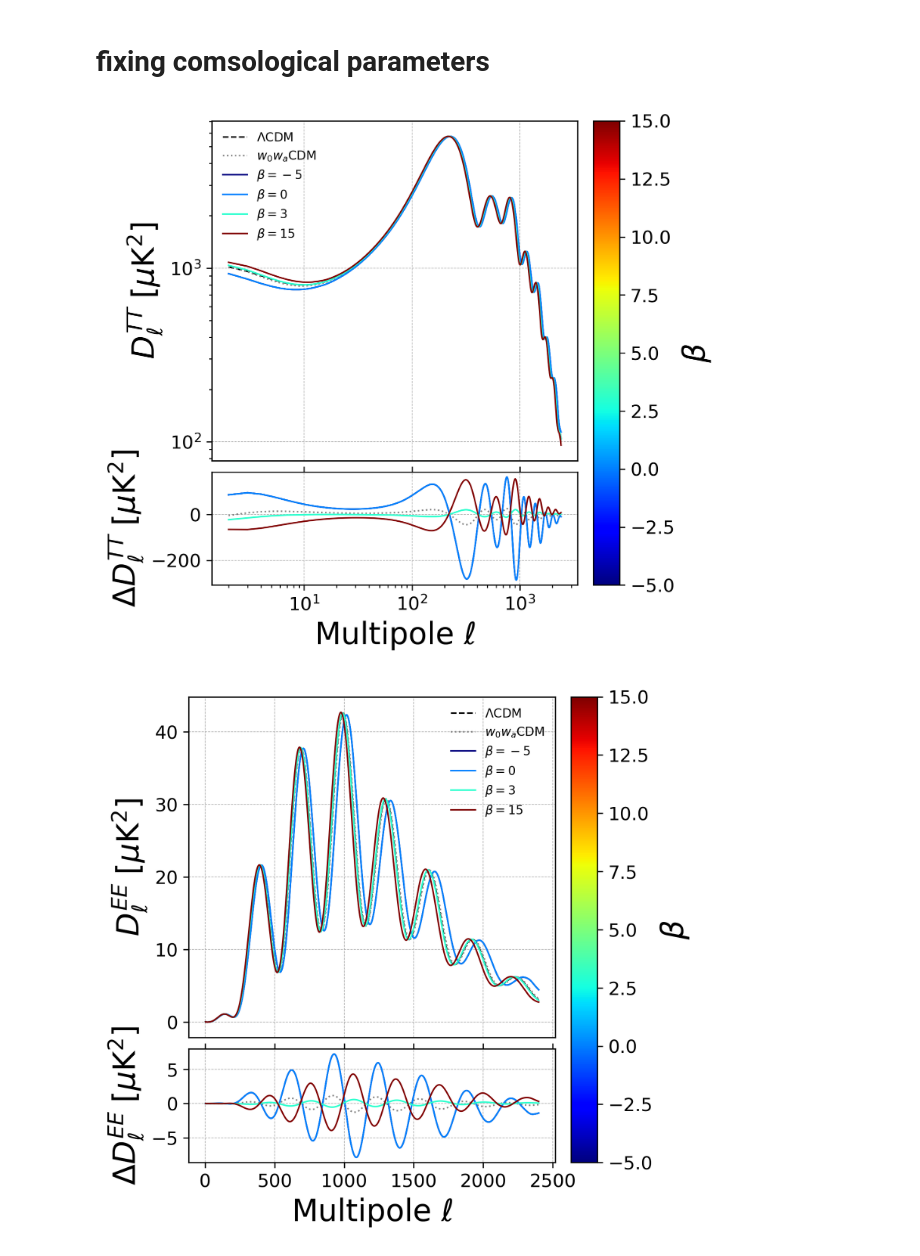
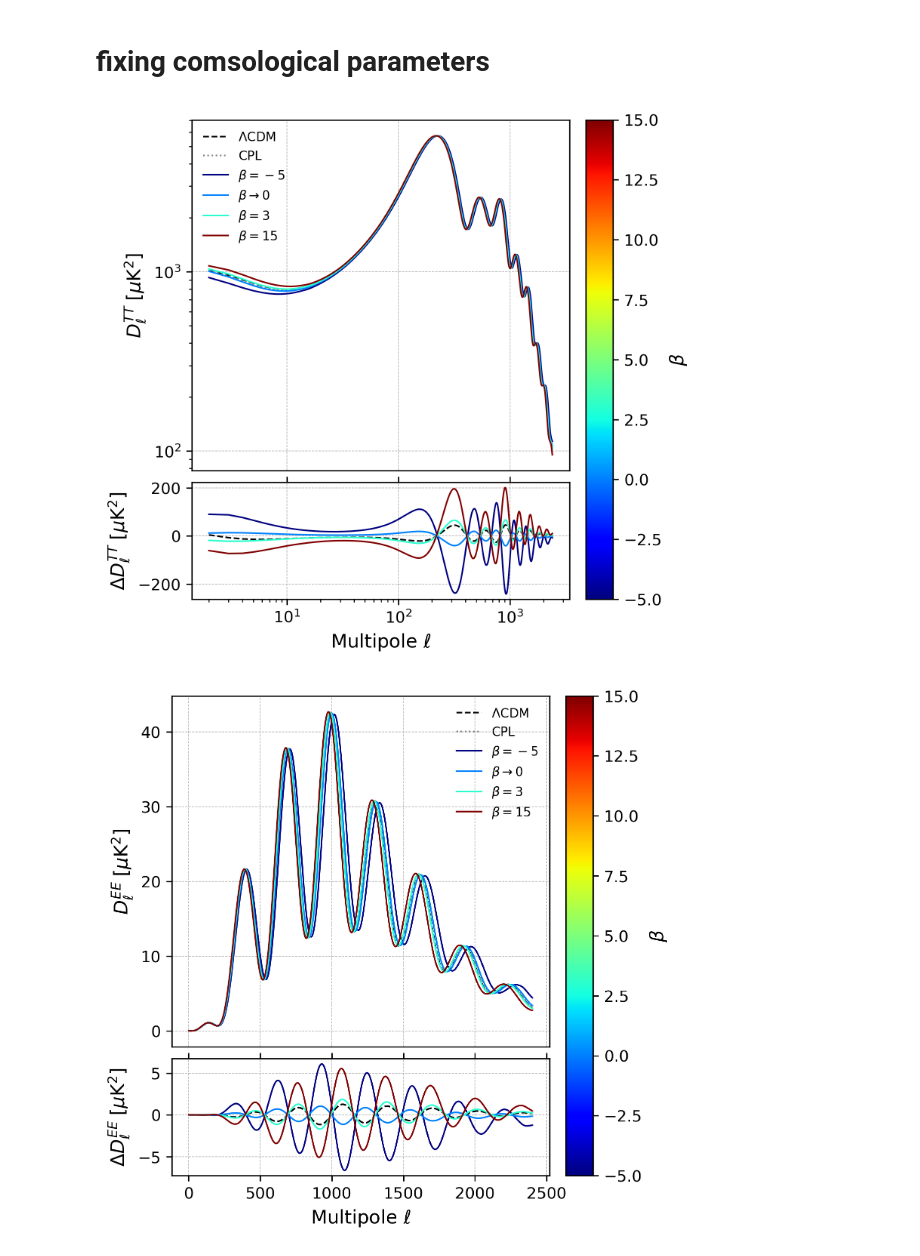
Before and after one commit to dlehdgk/CAMB_DE_beta, a Jupyter notebook: beta_test.ipynb, the cells around one changed output. Saved outputs shown, nothing was run; the diff lists cells and outputs as text; code cells hidden in the pictures.

Commit message:
plot checking behaviour for positive wa

```diff
--- a/beta_test.ipynb
+++ b/beta_test.ipynb
@@ -48,25 +48,24 @@ linEE = lin_cl[:,1]
 # %%
 params.set_dark_energy(w=-0.8, wa=-1, beta_DE=0, dark_energy_model='ppf')
 log_results = camb.get_results(params)
-log_cl = lin_results.get_lensed_scalar_cls(CMB_unit="muK")
+log_cl = log_results.get_lensed_scalar_cls(CMB_unit="muK")
 logTT = log_cl[:,0]
 logEE = log_cl[:,1]
 # %%
 params.set_dark_energy(w=-0.8, wa=-1, beta_DE=3, dark_energy_model='ppf')
-cpl_results = camb.get_results(params)
-cpl_cl = cpl_results.get_lensed_scalar_cls(CMB_unit="muK")
-cplTT = cpl_cl[:,0]
-cplEE = cpl_cl[:,1]
+bf_results = camb.get_results(params)
+bf_cl = bf_results.get_lensed_scalar_cls(CMB_unit="muK")
+bfTT = bf_cl[:,0]
+bfEE = bf_cl[:,1]
 # %%
 params.set_dark_energy(w=-0.8, wa=-1, beta_DE=15, dark_energy_model='ppf')
-fit_results = camb.get_results(params)
-fit_cl = fit_results.get_lensed_scalar_cls(CMB_unit="muK")
-fitTT = fit_cl[:,0]
-fitEE = fit_cl[:,1]
+ub_results = camb.get_results(params)
+ub_cl = ub_results.get_lensed_scalar_cls(CMB_unit="muK")
+ubTT = ub_cl[:,0]
+ubEE = ub_cl[:,1]
 # %%
 # --- β values and the corresponding spectra ---------------------------
 betas      = [-5, 0, 3, 15]           # ↑ ordered so the colour scale is monotonic
-spectraTT  = [linTT, logTT, cplTT, fitTT]
 
 # --- colour map --------------------------------------------------------
 cmap = plt.cm.jet                # any perceptually-uniform map works
@@ -89,9 +88,11 @@ cax  = fig.add_subplot(gs[:, 1])            # ← colour-bar lives here
 # --- (1) absolute TT spectra ------------------------------------------
 ax0.set_xscale('log')
 ax0.plot(ell[2:], lcdmTT[2:], lw=1, ls='--', color='black', label=r'$\Lambda$CDM')
-ax0.plot(ell[2:], w0waTT[2:], lw=1, ls=':', color='grey', label=r'$w_0w_a$CDM')
-for β, spec, col in zip(betas, spectraTT, colours):
-    ax0.plot(ell[2:], spec[2:], lw=1, color=col, label=rf'$\beta={β}$')
+ax0.plot(ell[2:], cplTT[2:], lw=1, ls=':', color='grey', label=r'CPL')
+ax0.plot(ell[2:], lbTT[2:], lw=1, color=colours[0], label=r'$\beta=-5$')
+ax0.plot(ell[2:], logTT[2:], lw=1, color=colours[1], label=r'$\beta\rightarrow 0$')
+ax0.plot(ell[2:], bfTT[2:], lw=1, color=colours[2], label=r'$\beta=3$')
+ax0.plot(ell[2:], ubTT[2:], lw=1, color=colours[3], label=r'$\beta=15$')
 
 ax0.set_ylabel(r'$D_{\ell}^{TT}\;[\mu\mathrm{K}^2]$')
 ax0.grid(ls='--', lw=0.4)
@@ -103,9 +104,11 @@ ax0.tick_params(axis='x', which='both', length=0, labelbottom=False)
 
 # --- (2) residuals -----------------------------------------------------
 ax1.set_xscale('log')
-ax1.plot(ell[2:], lcdmTT[2:] - w0waTT[2:], lw=1, ls=':', color='grey')
-for β, spec, col in zip(betas, spectraTT, colours):
-    ax1.plot(ell[2:], lcdmTT[2:] - spec[2:], lw=1, color=col)
+ax1.plot(ell[2:], cplTT[2:] - lcdmTT[2:], lw=1, ls='--', color='black')
+ax1.plot(ell[2:], cplTT[2:] - lbTT[2:], lw=1, color=colours[0])
+ax1.plot(ell[2:], cplTT[2:] - logTT[2:], lw=1, color=colours[1])
+ax1.plot(ell[2:], cplTT[2:] - bfTT[2:], lw=1, color=colours[2])
+ax1.plot(ell[2:], cplTT[2:] - ubTT[2:], lw=1, color=colours[3])
 
 ax1.set_ylabel(r'$\Delta D_{\ell}^{TT}\;[\mu\mathrm{K}^2]$')
 ax1.set_xlabel(r'Multipole $\ell$')
@@ -118,15 +121,11 @@ sm.set_array([])                         # < MPL 3.8 compat
 cb = fig.colorbar(sm, cax=cax)
 cb.set_label(r'$\beta$')
 
-#plt.tight_layout()
+plt.savefig('/Users/dongha/projects/cosmo/beta_de/new/figures/tt.png', bbox_inches='tight')
 plt.show()
 # %% [output]
-[figure, old version]
+[figure, new version]
 # %%
-# --- β values and the corresponding spectra ---------------------------
-spectraEE  = [linEE, logEE, cplEE, fitEE]
-
-# --- figure ------------------------------------------------------------
 fig = plt.figure(figsize=(4.8, 5.5))        # a tad wider for the colour-bar
 gs  = fig.add_gridspec(
         2, 2,
@@ -136,39 +135,42 @@ gs  = fig.add_gridspec(
       )
 
 ax0  = fig.add_subplot(gs[0, 0])            # main spectra
 ax1  = fig.add_subplot(gs[1, 0], sharex=ax0)  # residuals
 cax  = fig.add_subplot(gs[:, 1])            # ← colour-bar lives here
 
-# --- (1) absolute TT spectra ------------------------------------------
 ax0.plot(ell[2:], lcdmEE[2:], lw=1, ls='--', color='black', label=r'$\Lambda$CDM')
-ax0.plot(ell[2:], w0waEE[2:], lw=1, ls=':', color='grey', label=r'$w_0w_a$CDM')
-for β, spec, col in zip(betas, spectraEE, colours):
-    ax0.plot(ell[2:], spec[2:], lw=1, color=col, label=rf'$\beta={β}$')
+ax0.plot(ell[2:], cplEE[2:], lw=1, ls=':', color='grey', label=r'CPL')
+ax0.plot(ell[2:], lbEE[2:], lw=1, color=colours[0], label=r'$\beta=-5$')
+ax0.plot(ell[2:], logEE[2:], lw=1, color=colours[1], label=r'$\beta\rightarrow 0$')
+ax0.plot(ell[2:], bfEE[2:], lw=1, color=colours[2], label=r'$\beta=3$')
+ax0.plot(ell[2:], ubEE[2:], lw=1, color=colours[3], label=r'$\beta=15$')
 
 ax0.set_ylabel(r'$D_{\ell}^{EE}\;[\mu\mathrm{K}^2]$')
 ax0.grid(ls='--', lw=0.4)
 ax0.legend(fontsize=8, frameon=False)
 
 # suppress all x tick labels & tick-marks on the top panel
 ax0.tick_params(axis='x', which='both', length=0, labelbottom=False)
 
 # --- (2) residuals -----------------------------------------------------
-ax1.plot(ell[2:], lcdmEE[2:] - w0waEE[2:], lw=1, ls=':', color='grey')
-for β, spec, col in zip(betas, spectraEE, colours):
-    ax1.plot(ell[2:], lcdmEE[2:] - spec[2:], lw=1, color=col)
+ax1.plot(ell[2:], cplEE[2:] - lcdmEE[2:], lw=1, ls='--', color='black')
+ax1.plot(ell[2:], cplEE[2:] - lbEE[2:], lw=1, color=colours[0])
+ax1.plot(ell[2:], cplEE[2:] - logEE[2:], lw=1, color=colours[1])
+ax1.plot(ell[2:], cplEE[2:] - bfEE[2:], lw=1, color=colours[2])
+ax1.plot(ell[2:], cplEE[2:] - ubEE[2:], lw=1, color=colours[3])
 
 ax1.set_ylabel(r'$\Delta D_{\ell}^{EE}\;[\mu\mathrm{K}^2]$')
 ax1.set_xlabel(r'Multipole $\ell$')
 ax1.grid(ls='--', lw=0.4)
 ax1.xaxis.set_tick_params(top=True)
 
 # --- colour-bar --------------------------------------------------------
 sm = mpl.cm.ScalarMappable(norm=norm, cmap=cmap)
 sm.set_array([])                         # < MPL 3.8 compat
 cb = fig.colorbar(sm, cax=cax)
 cb.set_label(r'$\beta$')
 
-#plt.tight_layout()
+plt.savefig('/Users/dongha/projects/cosmo/beta_de/new/figures/ee.png', bbox_inches='tight')
 plt.show()
 # %% [output]
-[figure, old version]
+[figure, new version]
```
Also changed, not shown: parts of 4 cells of this notebook, 1 other file.
